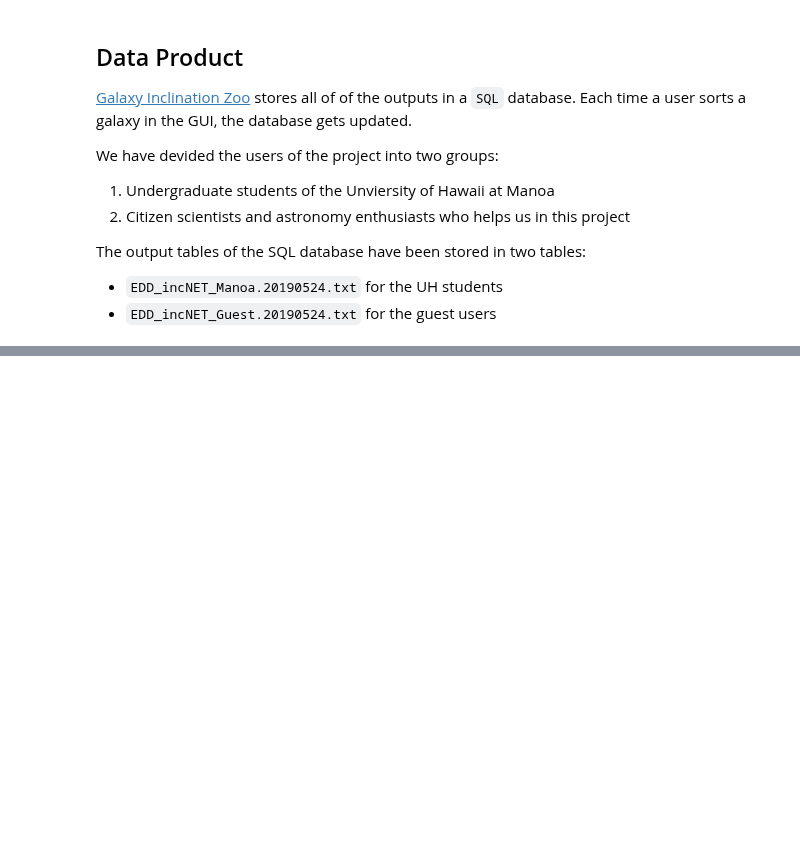
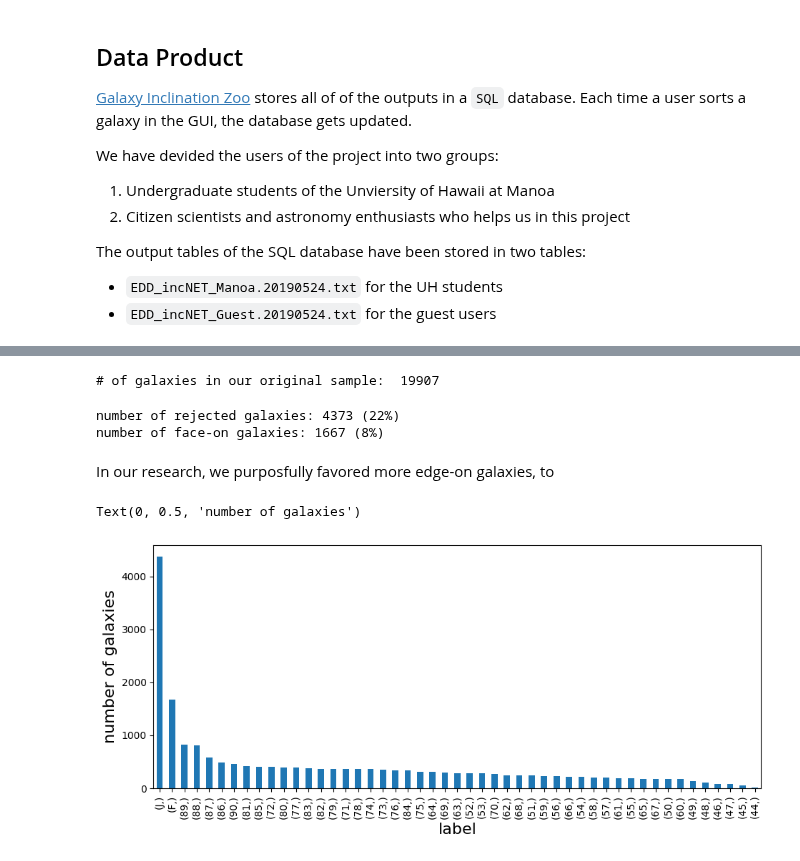
Before and after one commit to ekourkchi/incNET-data, a Jupyter notebook: incNET_dataPrep/incNET_dataClean.ipynb, the cells around one changed output, grey strips where cells are left out. Drawn from its saved outputs; the diff is of its cells as text; code cells hidden in the pictures; blank space fills up the shorter version.

```diff
--- a/incNET_dataPrep/incNET_dataClean.ipynb
+++ b/incNET_dataPrep/incNET_dataClean.ipynb
@@ -87,0 +113,3 @@ Manoa.head()
+# %%
+Keypeople_ehsan = ['ekourkchi@gmail.com']
+Keypeople_brent = ['rbtully1@gmail.com', 'rtully@hawaii.edu']
@@ -87,0 +151,31 @@ Manoa.head()
+# %%
+df_final = df_incMedian.join(df_super, how='outer')
+
+# Super flag is prefered over median flag that is generated from the work of all users
+df_final['flag_final'] = df_final.apply(lambda x: x.flag_super if ~np.isnan(x.flag_super) else x.flag, axis=1)
+df_final['face_on_final'] = df_final.apply(lambda x: x.face_on_super if ~np.isnan(x.face_on_super) else x.face_on, axis=1)
+
+
+df_final = df_final[["inc", "flag_final", "face_on_final"]]
+
+df_final['status'] = 'A'  # accepted
+
+# Face-on
+df_final['status'] = df_final.apply(lambda x: 'F' if x.face_on_final==1 else x.status, axis=1)
+# Rejected
+df_final['status'] = df_final.apply(lambda x: 'J' if (x.face_on_final==0 and \
+                                                      x.flag_final==0) else x.status, axis=1)
+
+
+df_final = df_final[["inc", "status"]].rename(columns={'inc':'inclination'})
+
+# Generating claffication labels
+# if inc<45 look at the status, if status is already accepted turn it into a rejection, because our online GUI
+# has not been designed to sort galaxies with inclinations less than 45 degree
+df_final['label'] = df_final.apply(lambda x: str(int(x.inclination)) if round(x.inclination)>=45 else \
+                                                      x.status if x.status!='A' else 'J', axis=1)
+
+# taking care of negative galaxy IDs generated during the development stage of the online GUI and its database
+df = df_final[df_final.index>0]
+
+df.head(10)
@@ -87,0 +200,28 @@ Manoa.head()
+# %%
+N = len(df)
+
+print("# of galaxies in our original sample: ", N)
+# %% [output]
+# of galaxies in our original sample:  19907
+# %%
+n_reject = len(df[df.label=='J'])
+n_face   = len(df[df.label=='F'])
+
+print("number of rejected galaxies: {} ({:.0f}%)".format(n_reject, n_reject/N*100.))
+print("number of face-on galaxies: {} ({:.0f}%)".format(n_face, n_face/N*100.))
+# %% [output]
+number of rejected galaxies: 4373 (22%)
+number of face-on galaxies: 1667 (8%)
+# %% [markdown]
+In our research, we purposfully favored more edge-on galaxies, to
+# %%
+fig = plt.figure(figsize=(10, 4), dpi=100)
+ax = fig.add_axes([0.13, 0.1, 0.85,  0.85])
+
+hist = df[["label"]].value_counts().plot(ax=ax, kind='bar')
+
+ax.set_xlabel('label', fontsize=16)
+ax.set_ylabel('number of galaxies', fontsize=16)
+# %% [output]
+Text(0, 0.5, 'number of galaxies')
+[figure, added]
```
Also changed, not shown: parts of 9 cells of this notebook.
